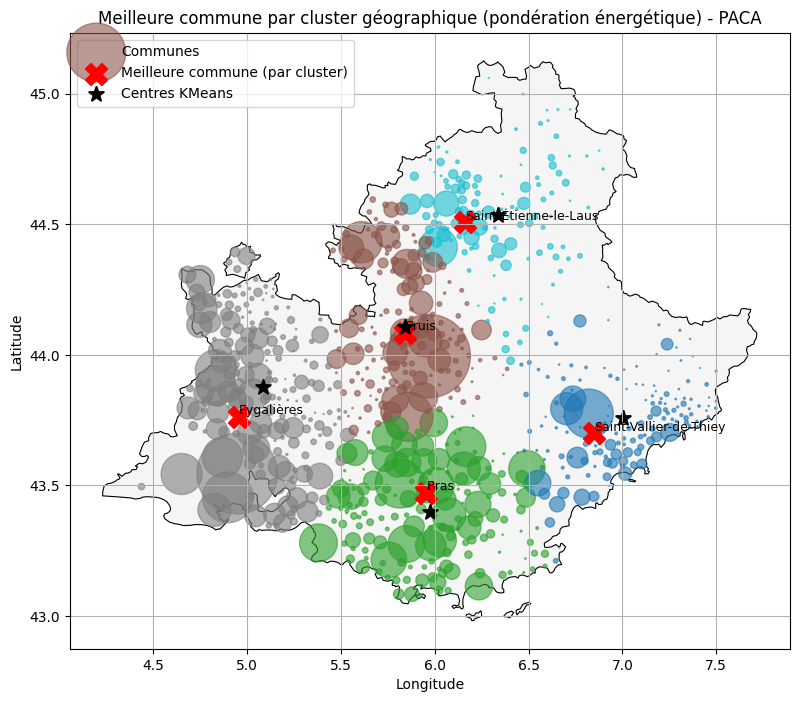
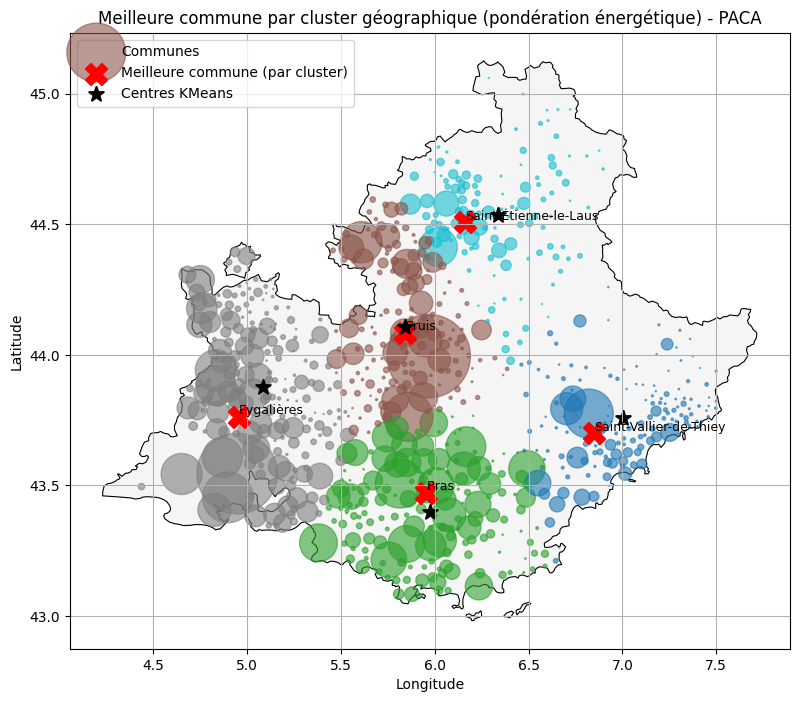
The notebook cell's code change between the first figure and the second:
--- before
+++ after
@@ -59,4 +59,4 @@
 
 # Sauvegarde de la figure
-plt.savefig("../../data/local_data/01_Clustering/output/carte_paca_communes.png", dpi=600, bbox_inches="tight")
+plt.savefig(output_path / 'carte_paca_communes.png', dpi=600, bbox_inches="tight")
 plt.show()

Commit: Change clustering notebook to update local_data.